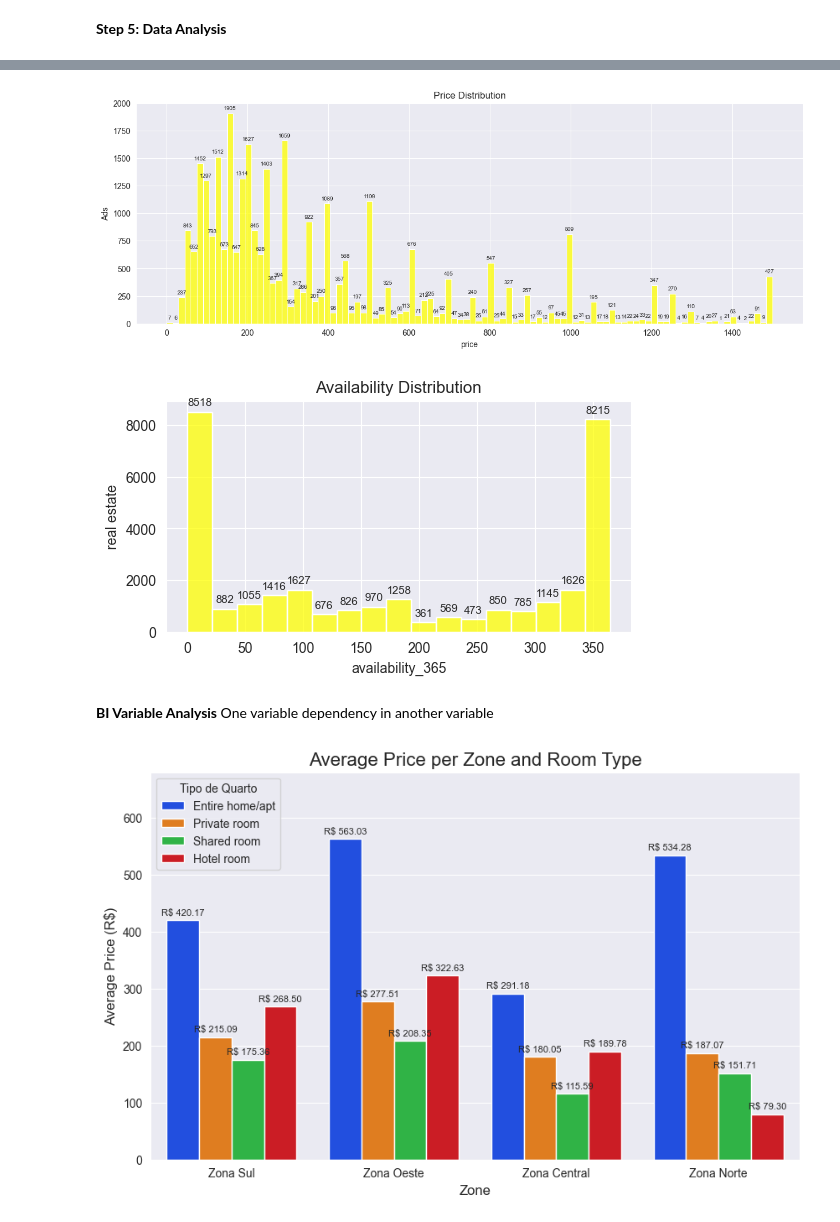
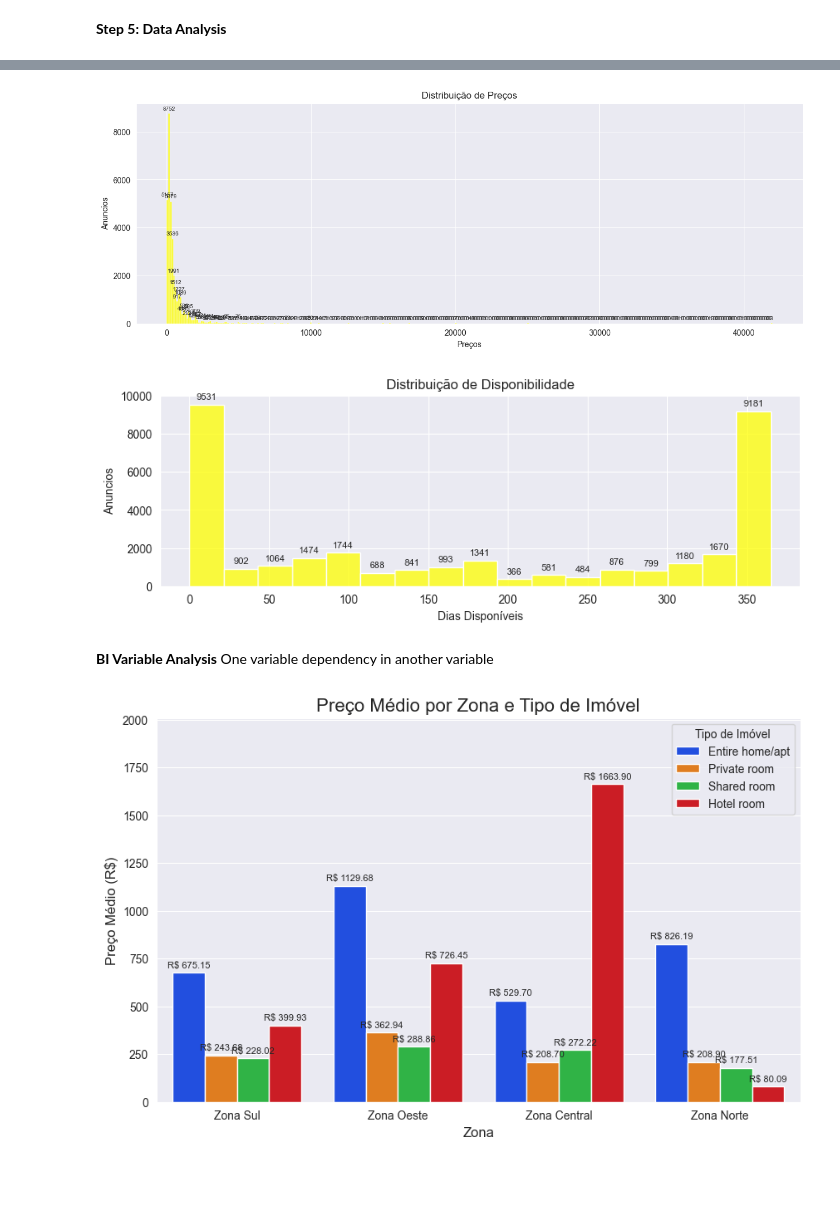
Before and after one commit to Viniciustoc/Analise-Airbnb-Rio-de-Janeiro, a Jupyter notebook: Data_Analyisis_AirBnb_Rio_de_Janeiro.ipynb, the cells around one changed output, grey strips where cells are left out. Saved outputs shown, nothing was run; the diff lists cells and outputs as text; code cells hidden in the pictures; blank space fills up the shorter version.

```diff
--- a/Data_Analyisis_AirBnb_Rio_de_Janeiro.ipynb
+++ b/Data_Analyisis_AirBnb_Rio_de_Janeiro.ipynb
@@ -232,40 +249,44 @@ sns.boxplot(data=df, x='price')
 # %%
 # Price Distribution
 plt.figure(figsize=(15,5))
-ax = sns.histplot(data=df, x='price', bins=100, color='yellow')
+ax = sns.histplot(data=data, x='price', color='yellow')
 ax.bar_label(ax.containers[0], fmt='%d', padding = 3, fontsize=7)
-plt.ylabel('Ads')
-plt.title('Price Distribution')
+plt.ylabel('Anuncios')
+plt.xlabel('Preços')
+plt.title('Distribuição de Preços')
 plt.show()
 # %% [output]
-[figure, old version]
+[figure, new version]
 # %%
 #Availability Distribution
-plt.figure(figsize=(6,3))
-ax = sns.histplot(data=df, x='availability_365', color='yellow')
+plt.figure(figsize=(10,3))
+ax = sns.histplot(data=data, x='availability_365', color='yellow')
 ax.bar_label(ax.containers[0], fmt='%d', padding=3, fontsize=8)
-plt.title('Availability Distribution')
-plt.ylabel('real estate')
+plt.title('Distribuição de Disponibilidade')
+plt.ylabel('Anuncios')
+plt.xlabel('Dias Disponíveis')
 plt.show()
 # %% [output]
-[figure, old version]
+[figure, new version]
 # %% [markdown]
 **BI Variable Analysis**
 One variable dependency in another variable
 # %%
+# 'Average Price per Zone and Room Type'
+
 plt.figure(figsize=(10, 6))
-ax = sns.barplot(data=df, x='zona', y='price',hue='room_type', palette='bright', errorbar=None)
+ax = sns.barplot(data=data, x='zona', y='price',hue='room_type', palette='bright', errorbar=None)
 for container in ax.containers:
     ax.bar_label(container, fmt='R$ %.2f', padding=3, fontsize=8)
 ax.set_ylim(0, ax.get_ylim()[1] * 1.15)
 
-plt.title('Average Price per Zone and Room Type', fontsize=16)
-plt.xlabel('Zone', fontsize=12)
-plt.ylabel('Average Price (R$)', fontsize=12)
-plt.legend(title='Tipo de Quarto')
+plt.title('Preço Médio por Zona e Tipo de Imóvel', fontsize=16)
+plt.xlabel('Zona', fontsize=12)
+plt.ylabel('Preço Médio (R$)', fontsize=12)
+plt.legend(title='Tipo de Imóvel')
 plt.show()
 # %% [output]
-[figure, old version]
+[figure, new version]
 # %%
 # Number of reviews and price rel
 
```
Also changed, not shown: parts of 17 cells of this notebook.
